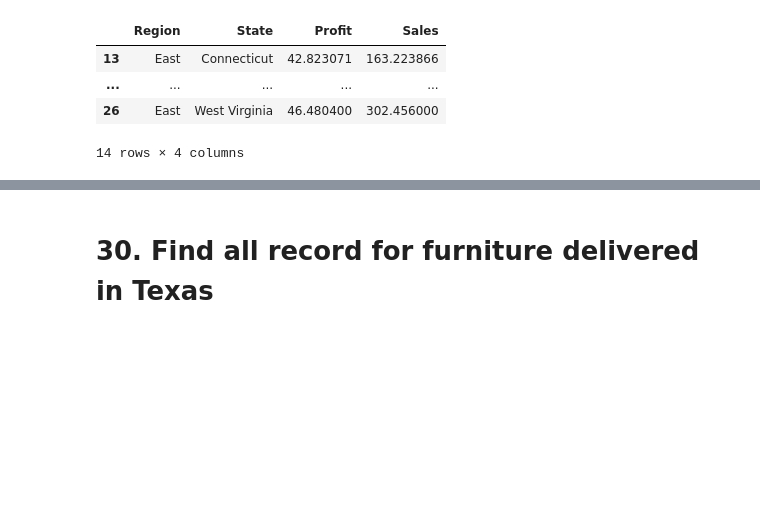
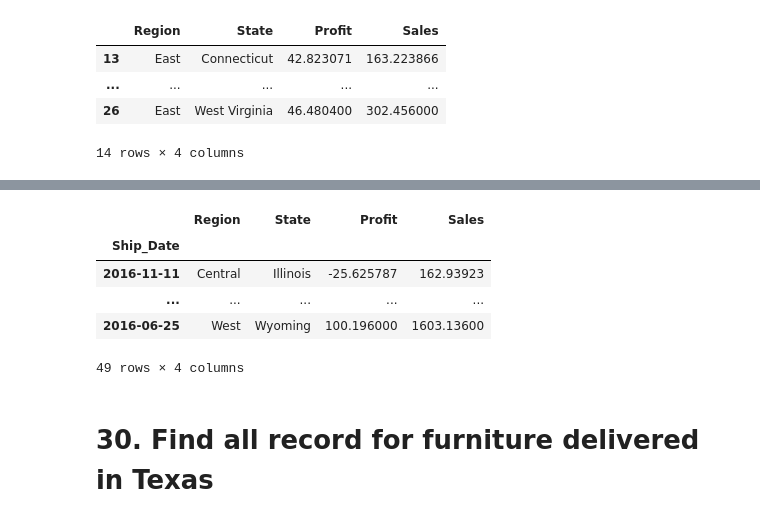
Before and after one commit to Rughwed/BIZ-METRIC, a Jupyter notebook: panda/a.ipynb, the cells around one changed output, grey strips where cells are left out. Saved outputs shown, nothing was run; the diff lists cells and outputs as text; code cells hidden in the pictures; blank space fills up the shorter version.

```diff
--- a/panda/a.ipynb
+++ b/panda/a.ipynb
@@ -431,3 +431,9 @@ temp[temp["Region"]=="East"]
 | ... | ... | ... | ... | ... |
 | 26 | East | West Virginia | 46.480400 | 302.456000 |
 14 rows × 4 columns
+# %%
+ex = read["Ship_Date"]
+# %%
+dt = pd.DatetimeIndex(ex)
+# %%
+x= dt[:49]
@@ -434,3 +448,14 @@ temp[temp["Region"]=="East"]
+# %%
+temp.index=x
+# %%
+temp
+# %% [output]
+|  | Region | State | Profit | Sales |
+| Ship_Date |  |  |  |  |
+| 2016-11-11 | Central | Illinois | -25.625787 | 162.93923 |
+| ... | ... | ... | ... | ... |
+| 2016-06-25 | West | Wyoming | 100.196000 | 1603.13600 |
+49 rows × 4 columns
 # %% [markdown]
 # 30. Find all record for furniture delivered in Texas
 # %%
```
Also changed, not shown: parts of 1 cell of this notebook, 6 other files.
